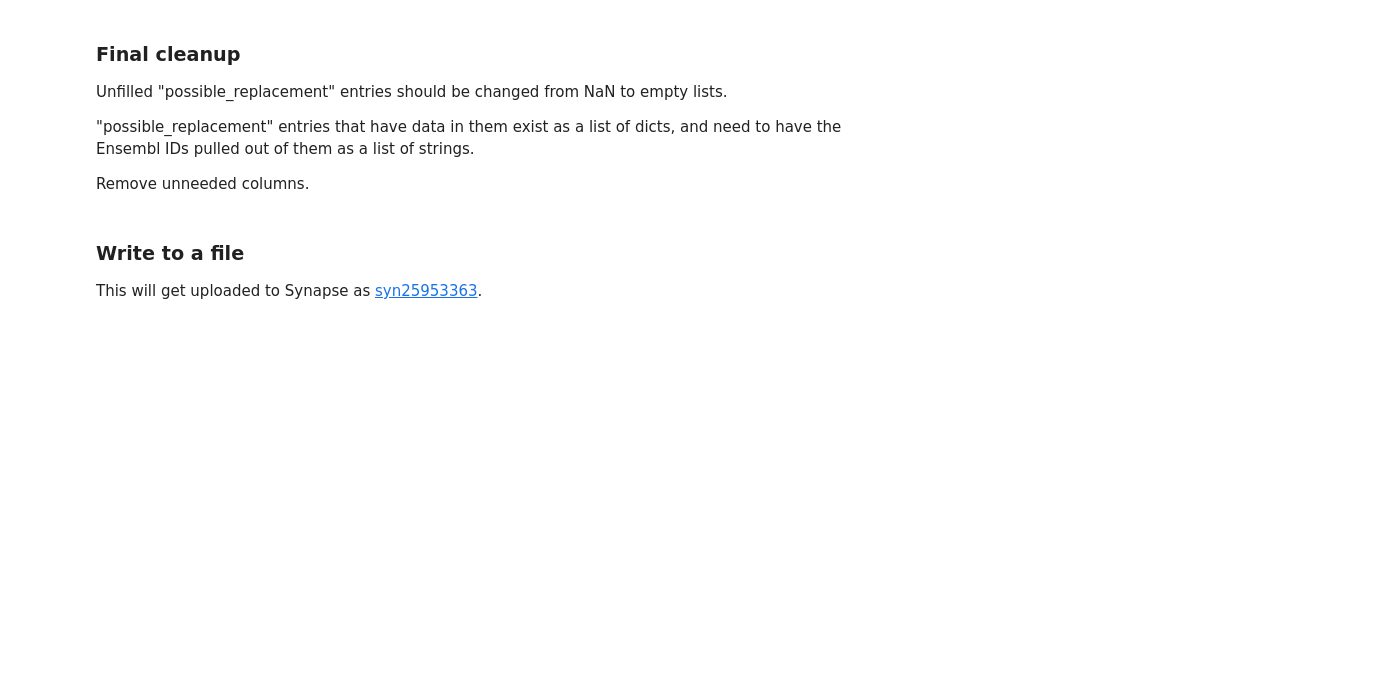
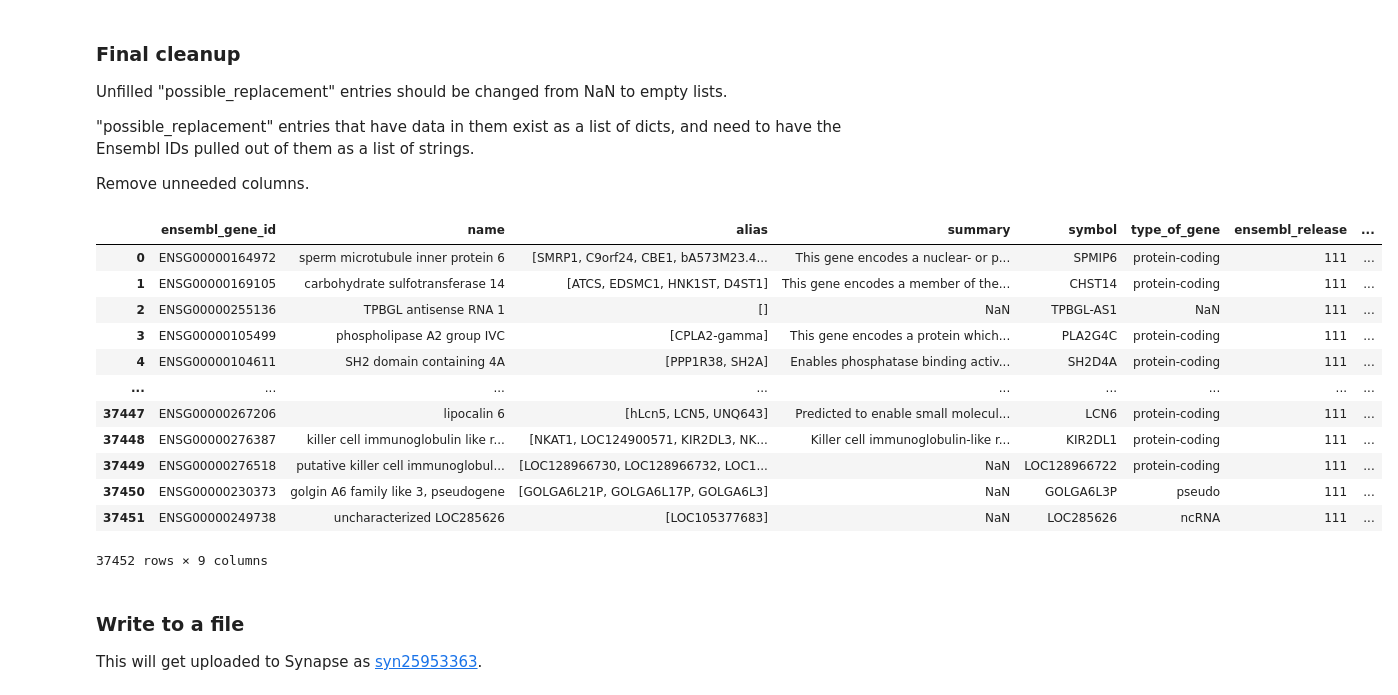
Before and after one commit to Sage-Bionetworks/agora-data-tools, a Jupyter notebook: data_analysis/agora/notebooks/preprocessing/AG-896_Preprocess_Gene_Annotations.ipynb, the cells around one changed output. Drawn from its saved outputs; the diff is of its cells as text; code cells hidden in the pictures; blank space fills up the shorter version.

Commit message:
Updated gene annotation pre-processing to not include biomart-only genes. Also updates to Ensembl release 111.

```diff
--- a/data_analysis/agora/notebooks/preprocessing/AG-896_Preprocess_Gene_Annotations.ipynb
+++ b/data_analysis/agora/notebooks/preprocessing/AG-896_Preprocess_Gene_Annotations.ipynb
@@ -161,5 +116,7 @@ files
 # %%
-syn = utils._login_to_synapse(token=None)  # Assumes you have already logged in with a valid token
+syn = utils._login_to_synapse(
+    token=None
+)  # Assumes you have already logged in with a valid token
 
 # The various column names used to store Ensembl IDs in the files
 col_names = ["ENSG", "ensembl_gene_id", "GeneID", "ensembl_id"]
@@ -184,6 +141,7 @@ for file in files.keys():
         file_ensembl_list = file_ensembl_list + file_ensembl_ids.tolist()
         if "n/A" in file_ensembl_ids.tolist():
             print(file + " has an n/A Ensembl ID")
+            file_ensembl_list.remove("n/A")
         if np.NaN in file_ensembl_ids.tolist():
             print(file + " has an NaN Ensembl ID")
     else:
@@ -198,7 +163,9 @@ WARNING: no Ensembl ID column found for team_member_info!
 # %%
 file_ensembl_list = list(set(file_ensembl_list))
-file_ensembl_list.remove("n/A")  # Necessary because one data set has an Ensembl ID set to "n/A"
 
+ensembl_ids_df = pd.DataFrame({"ensembl_gene_id": file_ensembl_list})
+
+""" Removed due to no longer getting genes from BioMart, but saving code
 # Add Ensembl IDs that are in the files but not in the biomart result
 missing = set(file_ensembl_list) - set(ensembl_ids_df["ensembl_gene_id"])
 print(
@@ -208,6 +175,8 @@ print(
 
 missing_df = pd.DataFrame({"ensembl_gene_id": list(missing), "chromosome_name": ""})
 ensembl_ids_df = pd.concat([ensembl_ids_df, missing_df])
+"""
+
 ensembl_ids_df = ensembl_ids_df.dropna(subset=["ensembl_gene_id"])
 print(len(ensembl_ids_df))
 # %% [output]
@@ -498,9 +533,9 @@ releases = versions["release"].drop_duplicates().astype(int)
 
 # Only have to call closest_release once per version, instead of >70k times
 for release in releases:
-    versions.loc[
-        versions["release"] == str(release), "closest_release"
-    ] = closest_release(release, archive_table)
+    versions.loc[versions["release"] == str(release), "closest_release"] = (
+        closest_release(release, archive_table)
+    )
 
 versions.groupby("closest_release").size()
 # %% [output]
@@ -575,31 +635,47 @@ Remove unneeded columns.
 # %%
 for row in gene_table_merged.loc[
     gene_table_merged["possible_replacement"].isnull(), "possible_replacement"
 ].index:
     gene_table_merged.at[row, "possible_replacement"] = []
 
 gene_table_merged["possible_replacement"] = gene_table_merged.apply(
-    lambda row: row["possible_replacement"]
-    if len(row["possible_replacement"]) == 0
-    else [x["stable_id"] for x in row["possible_replacement"]],
+    lambda row: (
+        row["possible_replacement"]
+        if len(row["possible_replacement"]) == 0
+        else [x["stable_id"] for x in row["possible_replacement"]]
+    ),
     axis=1,
 )
 
 gene_table_merged = gene_table_merged[
     [
         "ensembl_gene_id",
         "name",
         "alias",
         "summary",
         "symbol",
         "type_of_gene",
         "ensembl_release",
         "possible_replacement",
         "permalink",
     ]
 ]
 
 gene_table_merged
+# %% [output]
+|  | ensembl_gene_id | name | alias | summary | symbol | type_of_gene | ensembl_release | ... |
+| 0 | ENSG00000164972 | sperm microtubule inner protein 6 | [SMRP1, C9orf24, CBE1, bA573M23.4... | This gene encodes a nuclear- or p... | SPMIP6 | protein-coding | 111 | ... |
+| 1 | ENSG00000169105 | carbohydrate sulfotransferase 14 | [ATCS, EDSMC1, HNK1ST, D4ST1] | This gene encodes a member of the... | CHST14 | protein-coding | 111 | ... |
+| 2 | ENSG00000255136 | TPBGL antisense RNA 1 | [] | NaN | TPBGL-AS1 | NaN | 111 | ... |
+| 3 | ENSG00000105499 | phospholipase A2 group IVC | [CPLA2-gamma] | This gene encodes a protein which... | PLA2G4C | protein-coding | 111 | ... |
+| 4 | ENSG00000104611 | SH2 domain containing 4A | [PPP1R38, SH2A] | Enables phosphatase binding activ... | SH2D4A | protein-coding | 111 | ... |
+| ... | ... | ... | ... | ... | ... | ... | ... | ... |
+| 37447 | ENSG00000267206 | lipocalin 6 | [hLcn5, LCN5, UNQ643] | Predicted to enable small molecul... | LCN6 | protein-coding | 111 | ... |
+| 37448 | ENSG00000276387 | killer cell immunoglobulin like r... | [NKAT1, LOC124900571, KIR2DL3, NK... | Killer cell immunoglobulin-like r... | KIR2DL1 | protein-coding | 111 | ... |
+| 37449 | ENSG00000276518 | putative killer cell immunoglobul... | [LOC128966730, LOC128966732, LOC1... | NaN | LOC128966722 | protein-coding | 111 | ... |
+| 37450 | ENSG00000230373 | golgin A6 family like 3, pseudogene | [GOLGA6L21P, GOLGA6L17P, GOLGA6L3] | NaN | GOLGA6L3P | pseudo | 111 | ... |
+| 37451 | ENSG00000249738 | uncharacterized LOC285626 | [LOC105377683] | NaN | LOC285626 | ncRNA | 111 | ... |
+37452 rows × 9 columns
 # %% [markdown]
 ### Write to a file
 This will get uploaded to Synapse as [syn25953363](https://www.synapse.org/#!Synapse:syn25953363).
```
Also changed, not shown: parts of 24 cells of this notebook, 1 other file.
